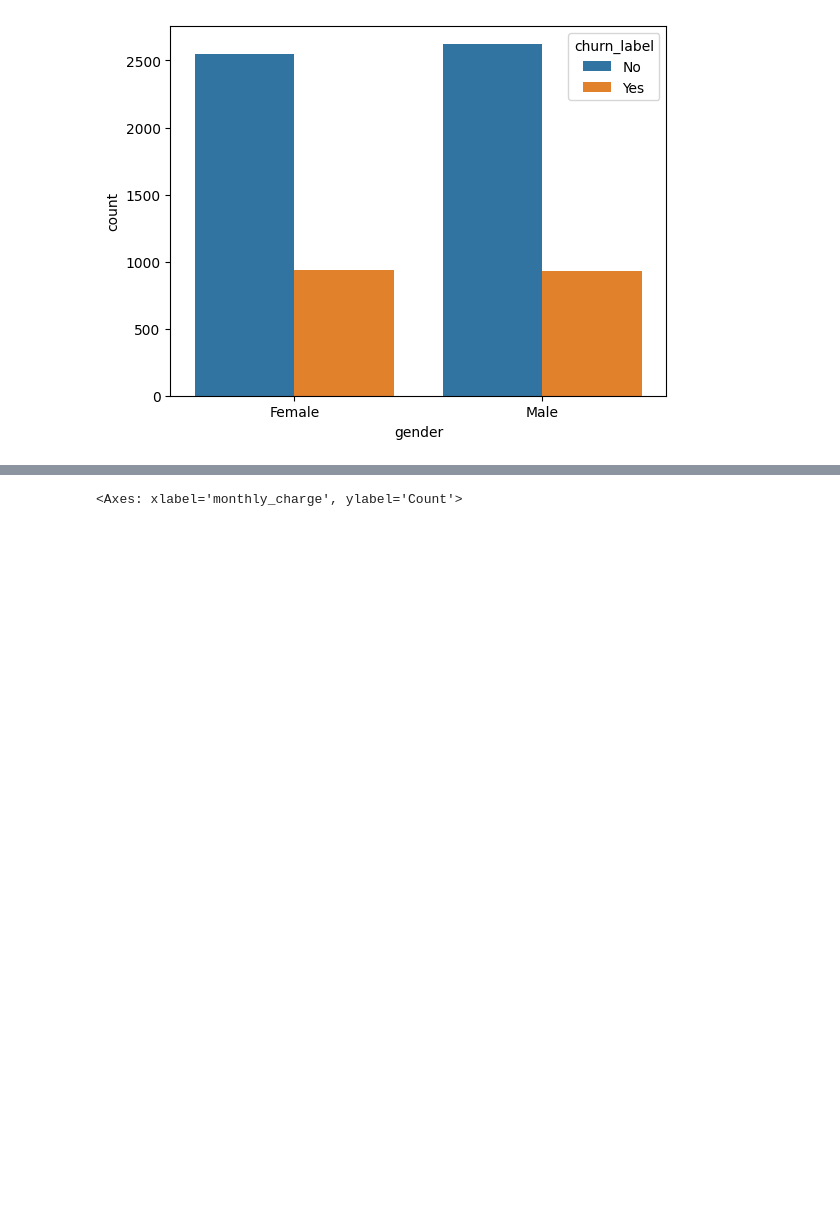
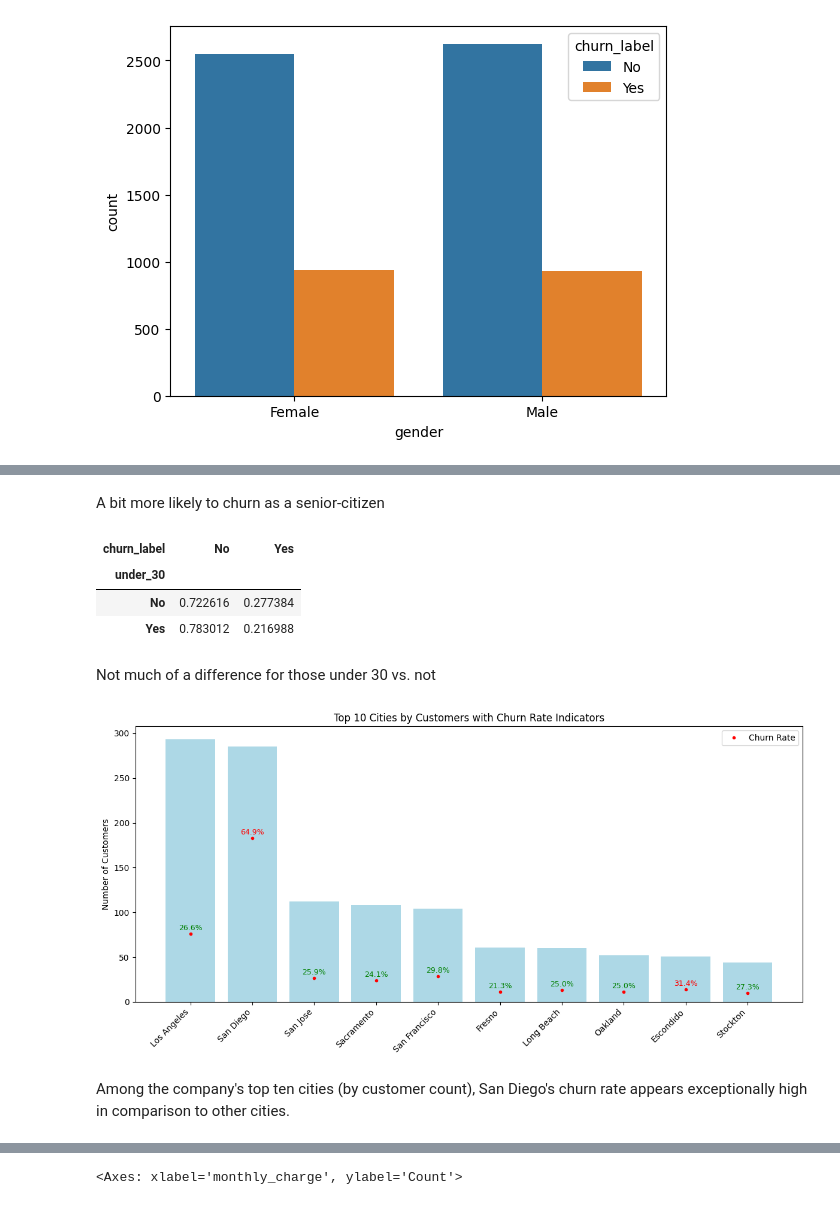
Before and after one commit to pprestonlee/churn-prediction, a Jupyter notebook: notebooks/eda.ipynb, the cells around one changed output, grey strips where cells are left out. Cells and saved outputs as stored; diff of their text form; code cells hidden in the pictures; blank space fills up the shorter version.

```diff
--- a/notebooks/eda.ipynb
+++ b/notebooks/eda.ipynb
@@ -537,0 +550,58 @@ data['age'].plot(kind='hist')
+# %% [markdown]
+A bit more likely to churn as a senior-citizen
+# %%
+pd.crosstab(data['under_30'], data['churn_label'], normalize='index')
+# %% [output]
+| churn_label | No | Yes |
+| under_30 |  |  |
+| No | 0.722616 | 0.277384 |
+| Yes | 0.783012 | 0.216988 |
+# %% [markdown]
+Not much of a difference for those under 30 vs. not
+# %%
+df = data.copy()
+
+# Group by city: customer count + churn rate
+city_churn = (
+    df.groupby("city")
+      .agg(
+          num_customers=("customer_id", "count"),
+          churn_rate=("churn_value", "mean")
+      )
+      .reset_index()
+)
+
+# Get the top 10 cities by customer count
+top_cities_churn = city_churn.sort_values(by="num_customers", ascending=False).head(10)
+
+# Plot
+fig, ax = plt.subplots(figsize=(12, 6))
+
+bars = ax.bar(top_cities_churn["city"], top_cities_churn["num_customers"], color="lightblue")
+
+# Add churn rate indicators inside bars
+for bar, churn_rate in zip(bars, top_cities_churn["churn_rate"]):
+    height = bar.get_height()
+    y = height * churn_rate  # position of churn indicator
+    x = bar.get_x() + bar.get_width() / 2
+
+    # Place dot
+    ax.plot(x, y - 2, 'rD' if churn_rate > top_cities_churn["churn_rate"].mean() else "green", markersize=3)
+
+    # Place label (percentage to first decimal)
+    ax.text(x, y, f"{churn_rate:.01%}", ha="center", va="bottom", fontsize=9,
+                        color="red" if churn_rate > top_cities_churn["churn_rate"].mean() else "green")
+
+# Labels and title
+ax.set_ylabel("Number of Customers")
+ax.set_title("Top 10 Cities by Customers with Churn Rate Indicators")
+
+plt.legend(['Churn Rate'], loc='upper right')
+
+plt.xticks(rotation=45, ha="right")
+plt.tight_layout()
+plt.show()
+# %% [output]
+[figure, added]
+# %% [markdown]
+Among the company's top ten cities (by customer count), San Diego's churn rate appears exceptionally high in comparison to other cities.
```
Also changed, not shown: parts of 7 cells of this notebook.
